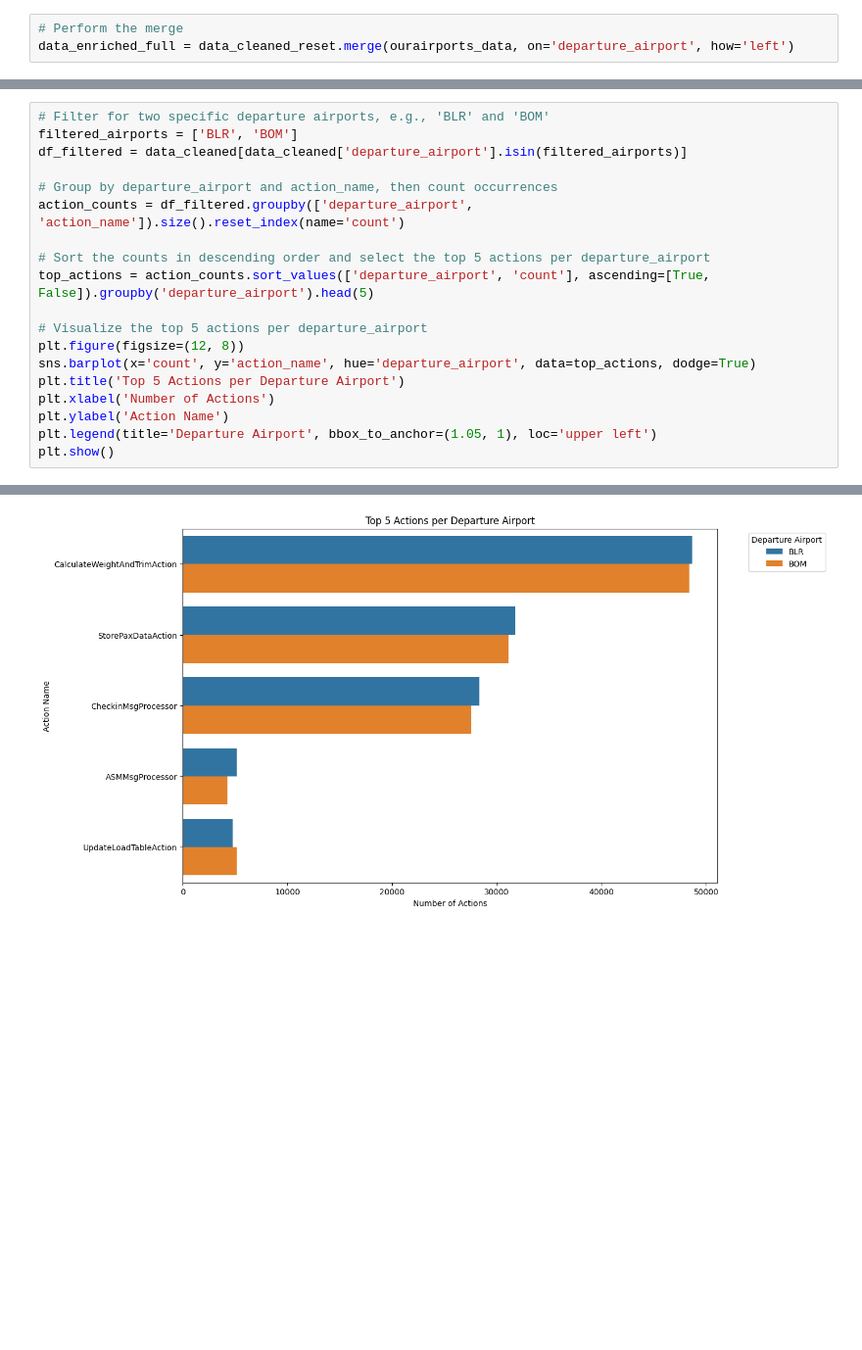
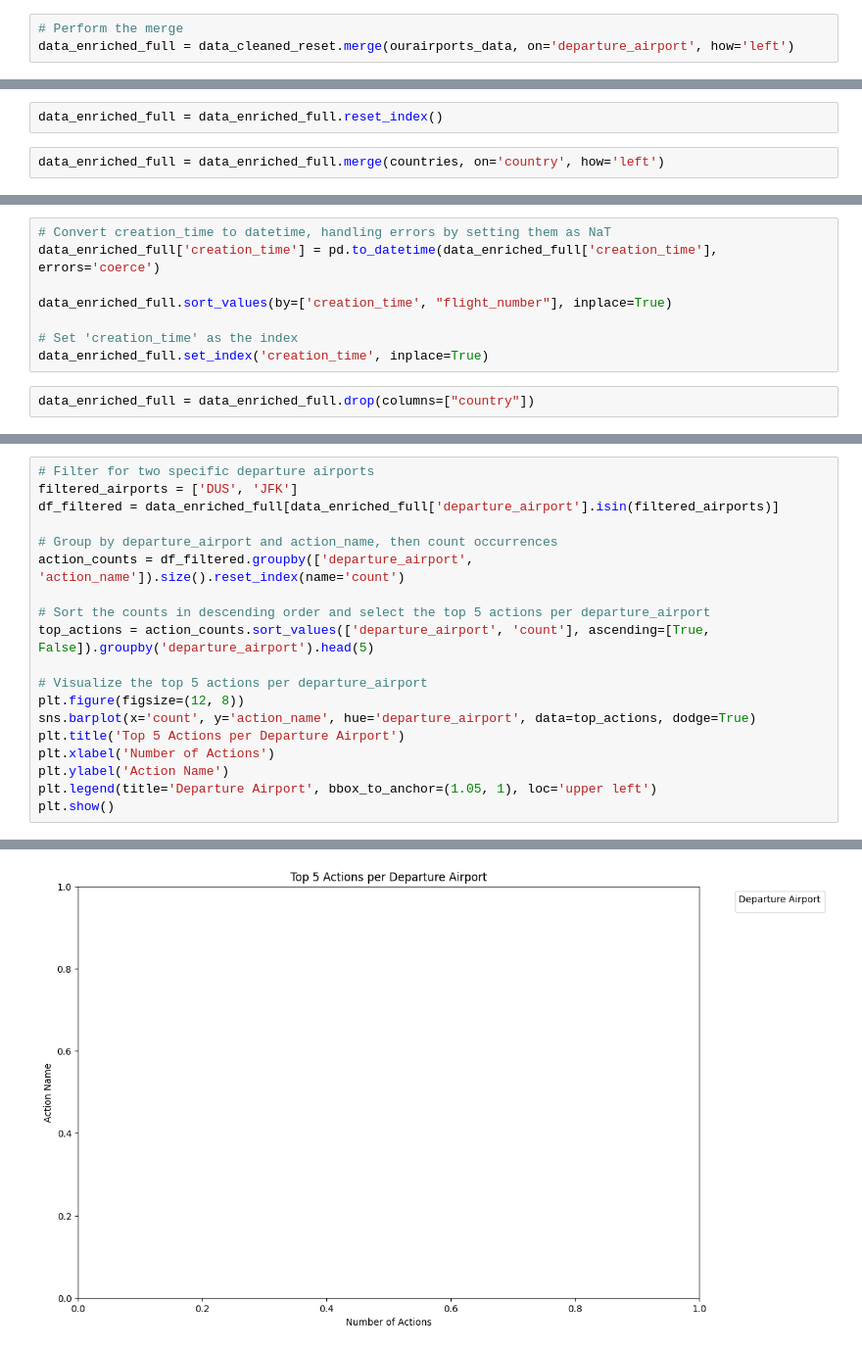
Before and after one commit to henrik-ra/Projektrealisierung, a Jupyter notebook: data_exp.ipynb, the cells around one changed output, grey strips where cells are left out. Shown at 98% size. Saved outputs shown, nothing was run; the diff lists cells and outputs as text; blank space fills up the shorter version.

```diff
--- a/data_exp.ipynb
+++ b/data_exp.ipynb
@@ -310,0 +374,4 @@ data_enriched_full.to_feather("data/Asien/asia_cleaned.feather")
+# %%
+data_enriched_full = data_enriched_full.reset_index()
+# %%
+data_enriched_full = data_enriched_full.merge(countries, on='country', how='left')
@@ -310,0 +394,10 @@ data_enriched_full.to_feather("data/Asien/asia_cleaned.feather")
+# %%
+# Convert creation_time to datetime, handling errors by setting them as NaT
+data_enriched_full['creation_time'] = pd.to_datetime(data_enriched_full['creation_time'], errors='coerce')
+
+data_enriched_full.sort_values(by=['creation_time', "flight_number"], inplace=True)
+
+# Set 'creation_time' as the index
+data_enriched_full.set_index('creation_time', inplace=True)
+# %%
+data_enriched_full = data_enriched_full.drop(columns=["country"])
@@ -551,7 +590,7 @@ plt.show()
 # %%
-# Filter for two specific departure airports, e.g., 'BLR' and 'BOM'
-filtered_airports = ['BLR', 'BOM']
-df_filtered = data_cleaned[data_cleaned['departure_airport'].isin(filtered_airports)]
+# Filter for two specific departure airports
+filtered_airports = ['DUS', 'JFK']
+df_filtered = data_enriched_full[data_enriched_full['departure_airport'].isin(filtered_airports)]
 
 # Group by departure_airport and action_name, then count occurrences
 action_counts = df_filtered.groupby(['departure_airport', 'action_name']).size().reset_index(name='count')
@@ -571 +611 @@ plt.show()
-[figure, old version]
+[figure, new version]
```
Also changed, not shown: parts of 75 cells of this notebook.
